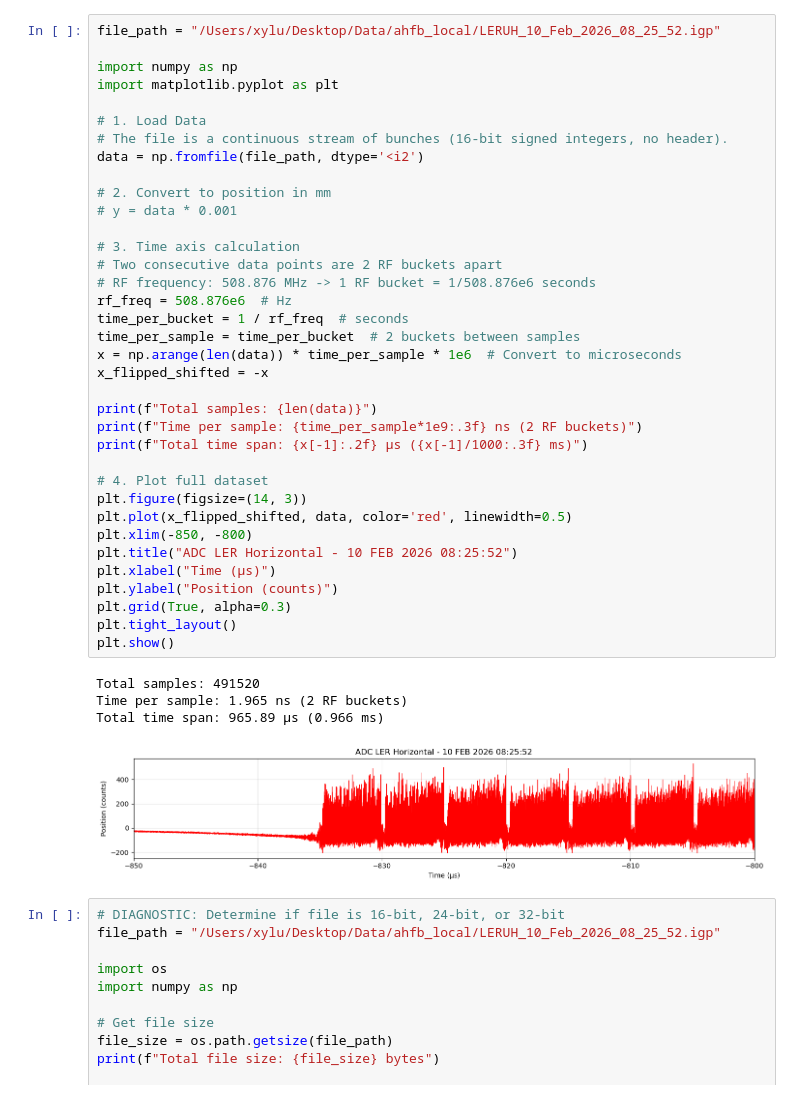
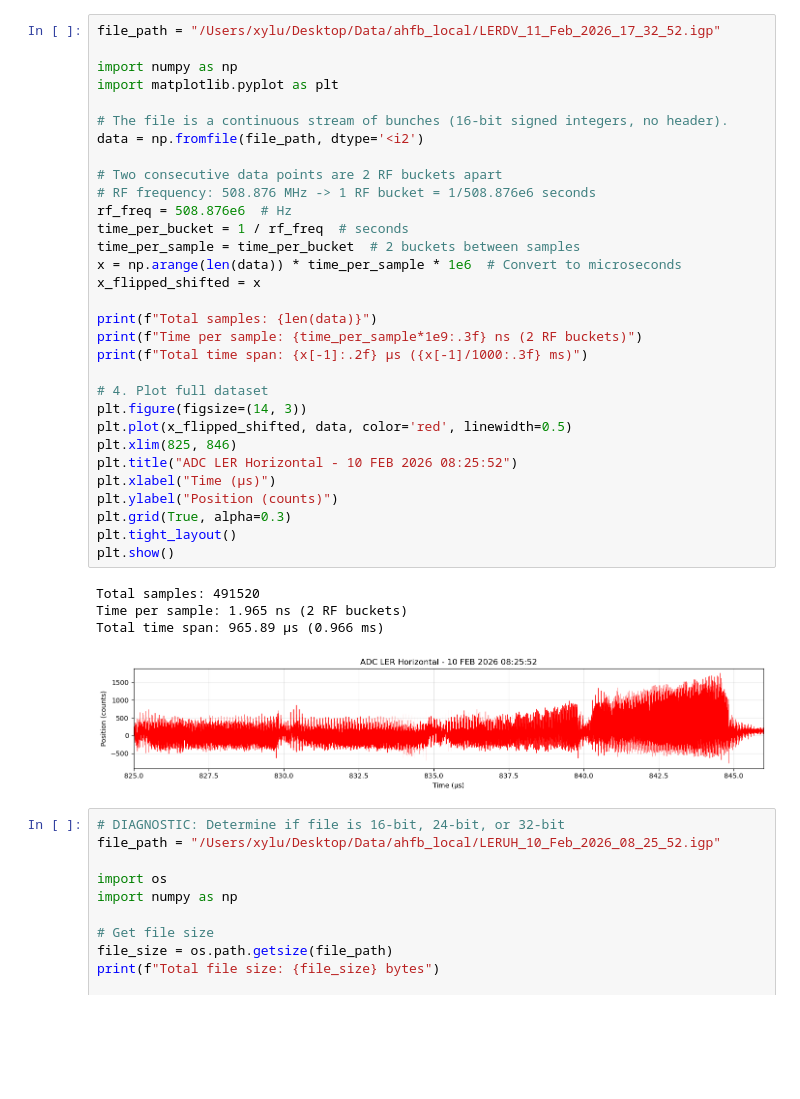
Before and after one commit to xylulu/SBL_code, a Jupyter notebook: read_igp_try.ipynb, the cells around one changed output. Cells and saved outputs as stored; diff of their text form; blank space fills up the shorter version.

Commit message:
save point before fixing midnight time.

```diff
--- a/read_igp_try.ipynb
+++ b/read_igp_try.ipynb
@@ -76,44 +73,39 @@ DONE. Plot saved to: beam_deviation_simple.png
 # %%
-file_path = "/Users/xylu/Desktop/Data/ahfb_local/LERUH_10_Feb_2026_08_25_52.igp"
+file_path = "/Users/xylu/Desktop/Data/ahfb_local/LERDV_11_Feb_2026_17_32_52.igp"
 
 import numpy as np
 import matplotlib.pyplot as plt
 
-# 1. Load Data
 # The file is a continuous stream of bunches (16-bit signed integers, no header).
 data = np.fromfile(file_path, dtype='<i2')
 
-# 2. Convert to position in mm
-# y = data * 0.001
-
-# 3. Time axis calculation
 # Two consecutive data points are 2 RF buckets apart
 # RF frequency: 508.876 MHz -> 1 RF bucket = 1/508.876e6 seconds
 rf_freq = 508.876e6  # Hz
 time_per_bucket = 1 / rf_freq  # seconds
 time_per_sample = time_per_bucket  # 2 buckets between samples
 x = np.arange(len(data)) * time_per_sample * 1e6  # Convert to microseconds
-x_flipped_shifted = -x
+x_flipped_shifted = x
 
 print(f"Total samples: {len(data)}")
 print(f"Time per sample: {time_per_sample*1e9:.3f} ns (2 RF buckets)")
 print(f"Total time span: {x[-1]:.2f} µs ({x[-1]/1000:.3f} ms)")
 
 # 4. Plot full dataset
 plt.figure(figsize=(14, 3))
 plt.plot(x_flipped_shifted, data, color='red', linewidth=0.5)
-plt.xlim(-850, -800)
+plt.xlim(825, 846)
 plt.title("ADC LER Horizontal - 10 FEB 2026 08:25:52")
 plt.xlabel("Time (µs)")
 plt.ylabel("Position (counts)")
 plt.grid(True, alpha=0.3)
 plt.tight_layout()
 plt.show()
 # %% [output]
 Total samples: 491520
 Time per sample: 1.965 ns (2 RF buckets)
 Total time span: 965.89 µs (0.966 ms)
-[figure, old version]
+[figure, new version]
 # %%
 # DIAGNOSTIC: Determine if file is 16-bit, 24-bit, or 32-bit
 file_path = "/Users/xylu/Desktop/Data/ahfb_local/LERUH_10_Feb_2026_08_25_52.igp"
```
Also changed, not shown: parts of 1 cell of this notebook, 2 other files.
